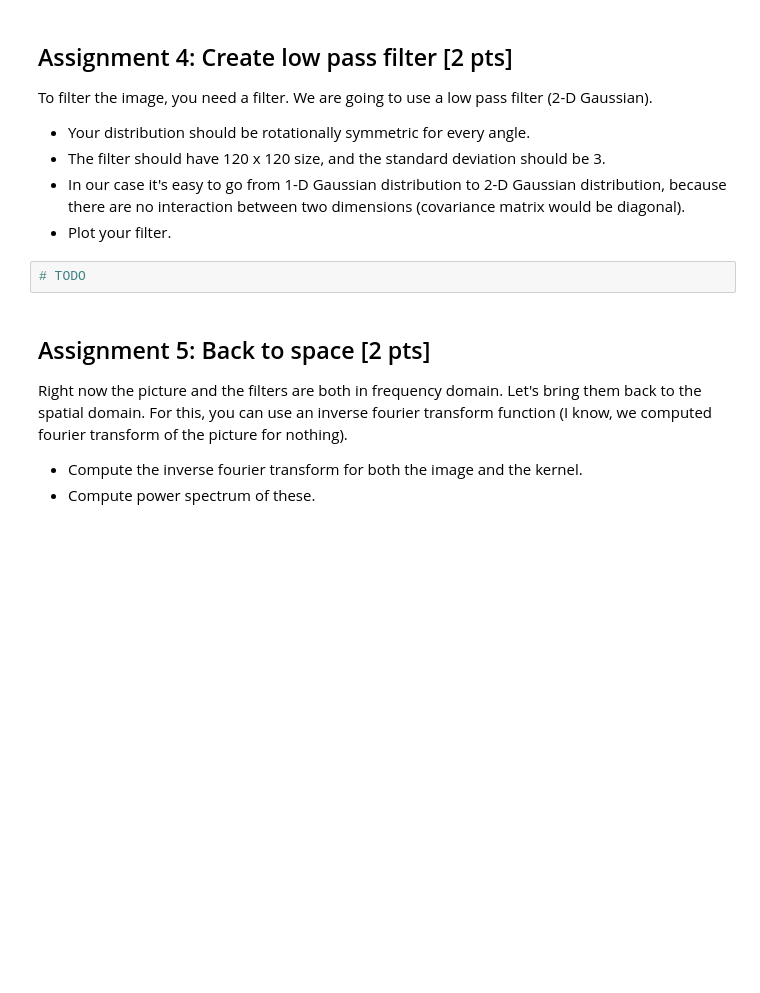
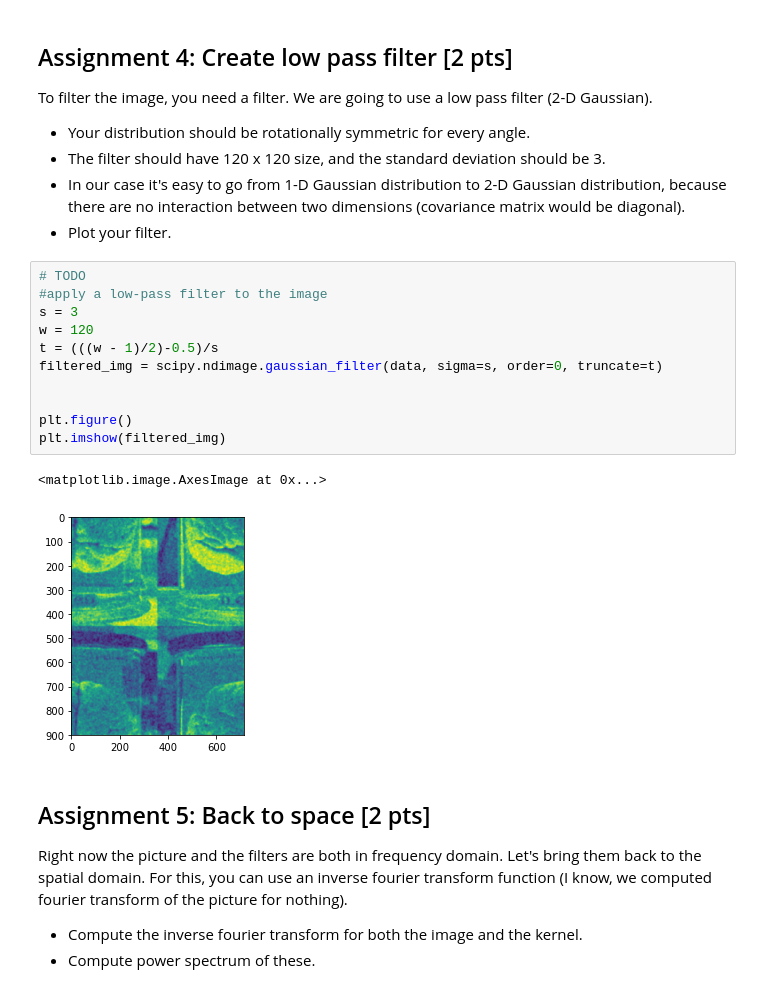
Before and after one commit to NBP-ACC/week-9-acc_8, a Jupyter notebook: sheet07.ipynb, the cells around one changed output. Saved outputs shown, nothing was run; the diff lists cells and outputs as text; blank space fills up the shorter version.

```diff
--- a/sheet07.ipynb
+++ b/sheet07.ipynb
@@ -165,8 +174,20 @@ To filter the image, you need a filter. We are going to use a low pass filter (2
 - The filter should have 120 x 120 size, and the standard deviation should be 3.
 - In our case it's easy to go from 1-D Gaussian distribution to 2-D Gaussian distribution, because there are no interaction between two dimensions (covariance matrix would be diagonal).
 - Plot your filter.
-# %%
-# TODO
+# %%
+# TODO
+#apply a low-pass filter to the image
+s = 3
+w = 120
+t = (((w - 1)/2)-0.5)/s
+filtered_img = scipy.ndimage.gaussian_filter(data, sigma=s, order=0, truncate=t)
+
+
+plt.figure()
+plt.imshow(filtered_img)
+# %% [output]
+<matplotlib.image.AxesImage at 0x...>
+[figure, added]
 # %% [markdown]
 ## Assignment 5: Back to space [2 pts]
 Right now the picture and the filters are both in frequency domain. Let's bring them back to the spatial domain. For this, you can use an inverse fourier transform function (I know, we computed fourier transform of the picture for nothing).
```
Also changed, not shown: parts of 6 cells of this notebook.
